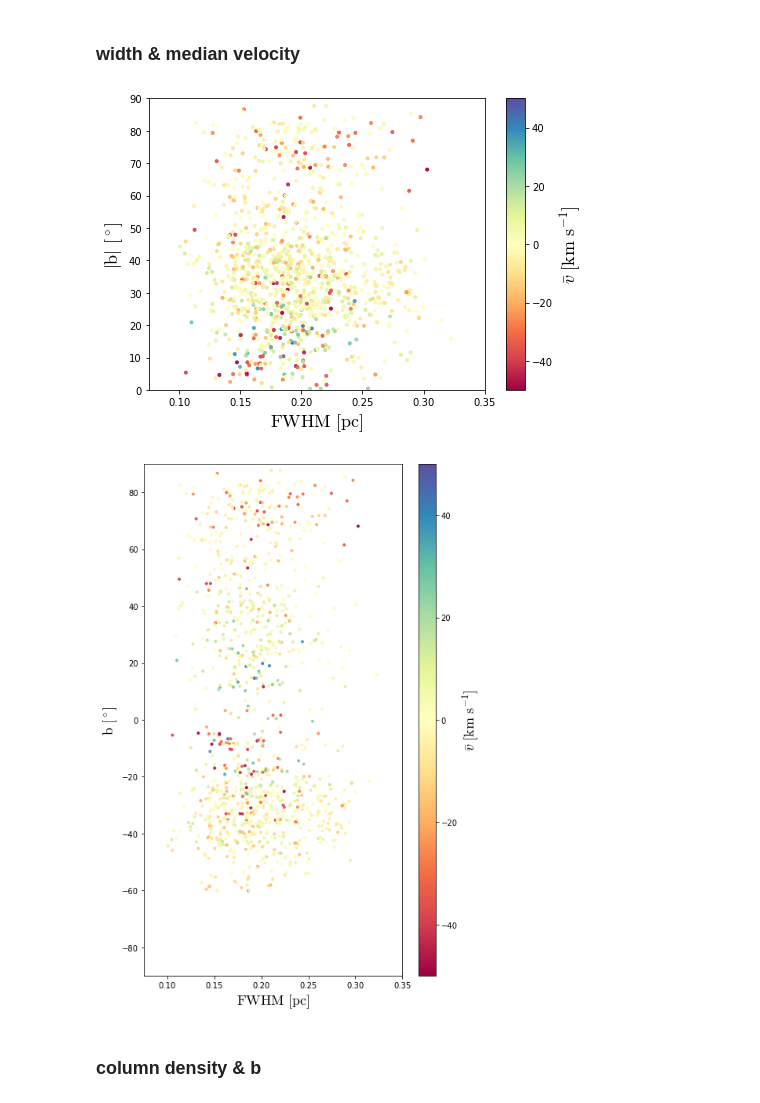
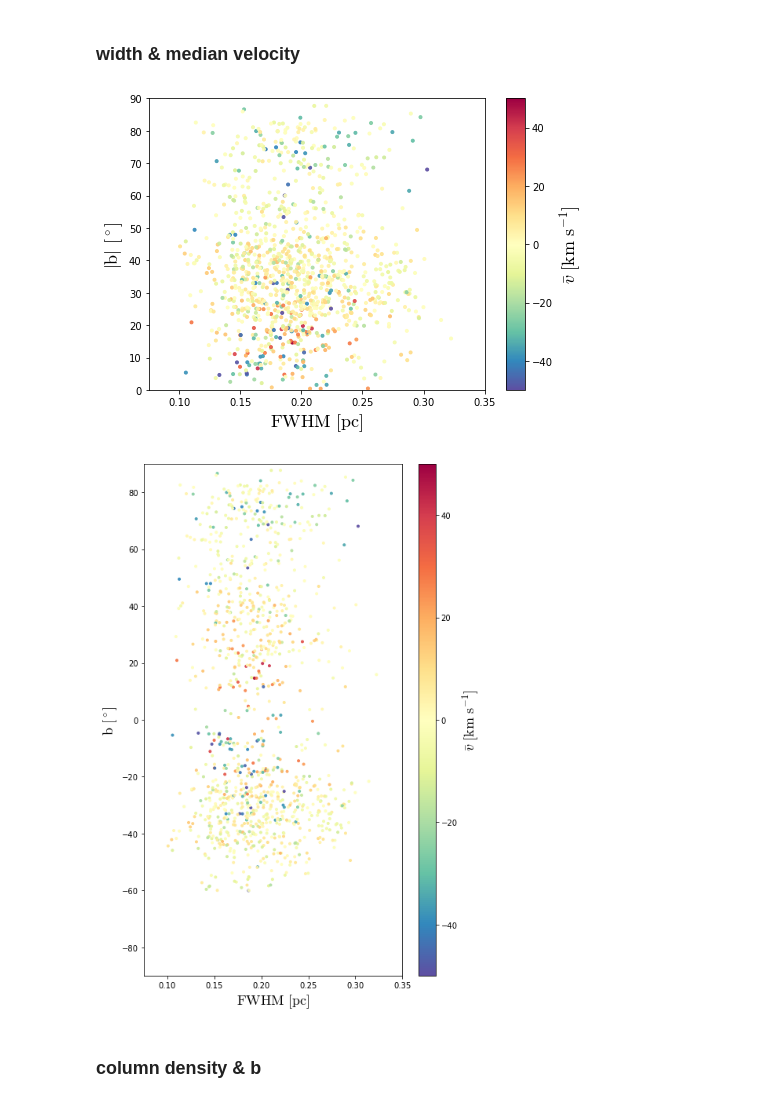
Before and after one commit to LLi1996/fil3d, a Jupyter notebook: examples/fourth_batch_all_prop_graphs.ipynb, the cells around one changed output. Saved outputs shown, nothing was run; the diff lists cells and outputs as text; code cells hidden in the pictures.

```diff
--- a/examples/fourth_batch_all_prop_graphs.ipynb
+++ b/examples/fourth_batch_all_prop_graphs.ipynb
@@ -502,10 +502,10 @@ fig_width_v_disp.savefig('../../vis/all_sky_maps_fourth_batch/FWHM_vs_median_v_d
 # %%
 fig_width_mean_v, ax = plt.subplots(nrows=1, ncols=1, figsize=(7,5))
 max_v = np.max(np.abs(moment_1_means))
-ax.scatter(width_fits_raw, abs(bs), marker='.', cmap='Spectral', alpha=.9,
+ax.scatter(width_fits_raw, abs(bs), marker='.', cmap='Spectral_r', alpha=.9,
            c=moment_1_means, norm=plt.Normalize(vmin=-max_v, vmax=max_v))
 
-sm = plt.cm.ScalarMappable(cmap='Spectral',
+sm = plt.cm.ScalarMappable(cmap='Spectral_r',
                            norm=plt.Normalize(vmin=-max_v, vmax=max_v))
 sm._A = []
 cbar = fig_width_mean_v.colorbar(sm, ax=ax, aspect=15, shrink=1)
@@ -521,32 +521,32 @@ ax.set_xlim([0.075, 0.35]) # consistent with histograms
 fig_width_mean_v.tight_layout()
 fig_width_mean_v.show()
 # %% [output]
-[figure, old version]
+[figure, new version]
 # %%
 fig_width_mean_v.savefig('../../vis/all_sky_maps_fourth_batch/FWHM_vs_abs_b_color_by_mean_v.pdf')
 # %%
 fig_width_median_v, ax = plt.subplots(nrows=1, ncols=1, figsize=(7,10))
 max_v = np.max(np.abs(moment_1_means))
-ax.scatter(width_fits_raw, bs, marker='.', cmap='Spectral', alpha=.9,
+ax.scatter(width_fits_raw, bs, marker='.', cmap='Spectral_r', alpha=.9,
            c=moment_1_means, norm=plt.Normalize(vmin=-max_v, vmax=max_v))
 
-sm = plt.cm.ScalarMappable(cmap='Spectral',
+sm = plt.cm.ScalarMappable(cmap='Spectral_r',
                            norm=plt.Normalize(vmin=-max_v, vmax=max_v))
 sm._A = []
 cbar = fig_width_median_v.colorbar(sm, ax=ax, aspect=30, shrink=1)
 cbar.set_label(r'$\barv\ \mathrm{[km\ s^{-1}]}$', fontsize=18)
 
 ax.set_xlabel(r'$\mathrm{FWHM\ [pc]}$', fontsize=18)
 ax.set_ylabel(r'$\mathrm{b}\ [^\circ]$', fontsize=18)
 
 ax.set_ylim(-90, 90)
 ax.set_xlim([0.075, 0.35]) # consistent with histograms
 
 
 fig_width_median_v.tight_layout()
 fig_width_median_v.show()
 # %% [output]
-[figure, old version]
+[figure, new version]
 # %%
 fig_width_median_v.savefig('../../vis/all_sky_maps_fourth_batch/FWHM_vs_b_color_by_mean_v.pdf')
 # %% [markdown]
```
Also changed, not shown: parts of 7 cells of this notebook, 2 other files.
